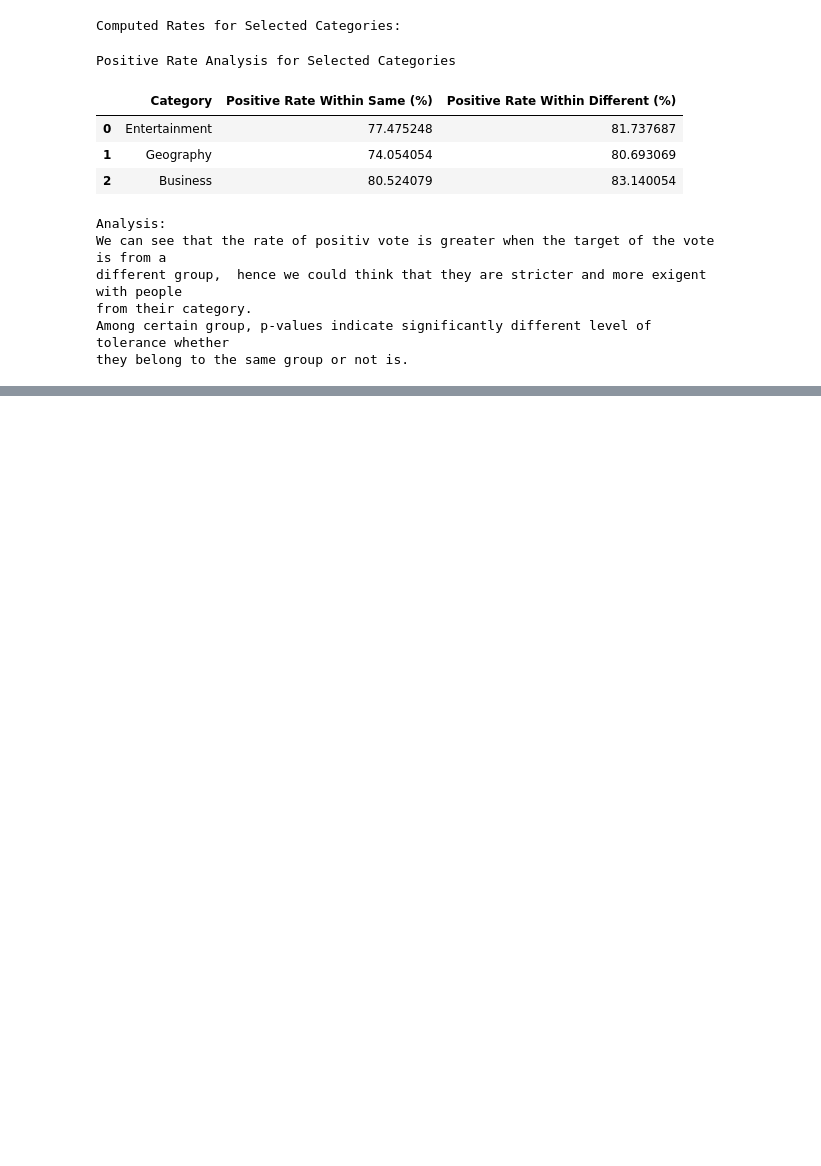
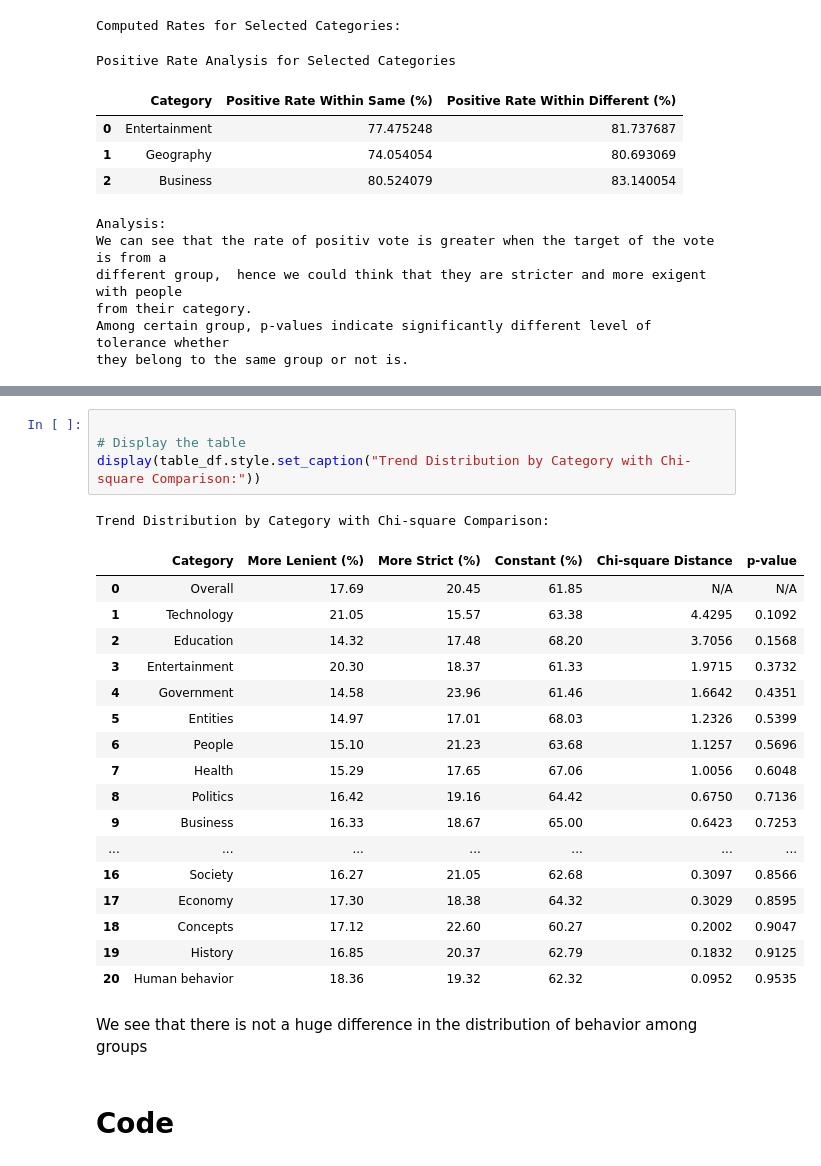
Before and after one commit to epfl-ada/ada-2024-project-supercoolteamname2024, a Jupyter notebook: Result.ipynb, the cells around one changed output, grey strips where cells are left out. Drawn from its saved outputs; the diff is of its cells as text; blank space fills up the shorter version.

```diff
--- a/Result.ipynb
+++ b/Result.ipynb
@@ -338,0 +527,27 @@ they belong to the same group or not is.
+# %%
+
+# Display the table
+display(table_df.style.set_caption("Trend Distribution by Category with Chi-square Comparison:"))
+# %% [output]
+Trend Distribution by Category with Chi-square Comparison:
+|  | Category | More Lenient (%) | More Strict (%) | Constant (%) | Chi-square Distance | p-value |
+| 0 | Overall | 17.69 | 20.45 | 61.85 | N/A | N/A |
+| 1 | Technology | 21.05 | 15.57 | 63.38 | 4.4295 | 0.1092 |
+| 2 | Education | 14.32 | 17.48 | 68.20 | 3.7056 | 0.1568 |
+| 3 | Entertainment | 20.30 | 18.37 | 61.33 | 1.9715 | 0.3732 |
+| 4 | Government | 14.58 | 23.96 | 61.46 | 1.6642 | 0.4351 |
+| 5 | Entities | 14.97 | 17.01 | 68.03 | 1.2326 | 0.5399 |
+| 6 | People | 15.10 | 21.23 | 63.68 | 1.1257 | 0.5696 |
+| 7 | Health | 15.29 | 17.65 | 67.06 | 1.0056 | 0.6048 |
+| 8 | Politics | 16.42 | 19.16 | 64.42 | 0.6750 | 0.7136 |
+| 9 | Business | 16.33 | 18.67 | 65.00 | 0.6423 | 0.7253 |
+| ... | ... | ... | ... | ... | ... | ... |
+| 16 | Society | 16.27 | 21.05 | 62.68 | 0.3097 | 0.8566 |
+| 17 | Economy | 17.30 | 18.38 | 64.32 | 0.3029 | 0.8595 |
+| 18 | Concepts | 17.12 | 22.60 | 60.27 | 0.2002 | 0.9047 |
+| 19 | History | 16.85 | 20.37 | 62.79 | 0.1832 | 0.9125 |
+| 20 | Human behavior | 18.36 | 19.32 | 62.32 | 0.0952 | 0.9535 |
+# %% [markdown]
+We see that there is not a huge difference in the distribution of behavior among groups
+# %% [markdown]
+# Code
```
Also changed, not shown: parts of 12 cells of this notebook, 2 other files.
